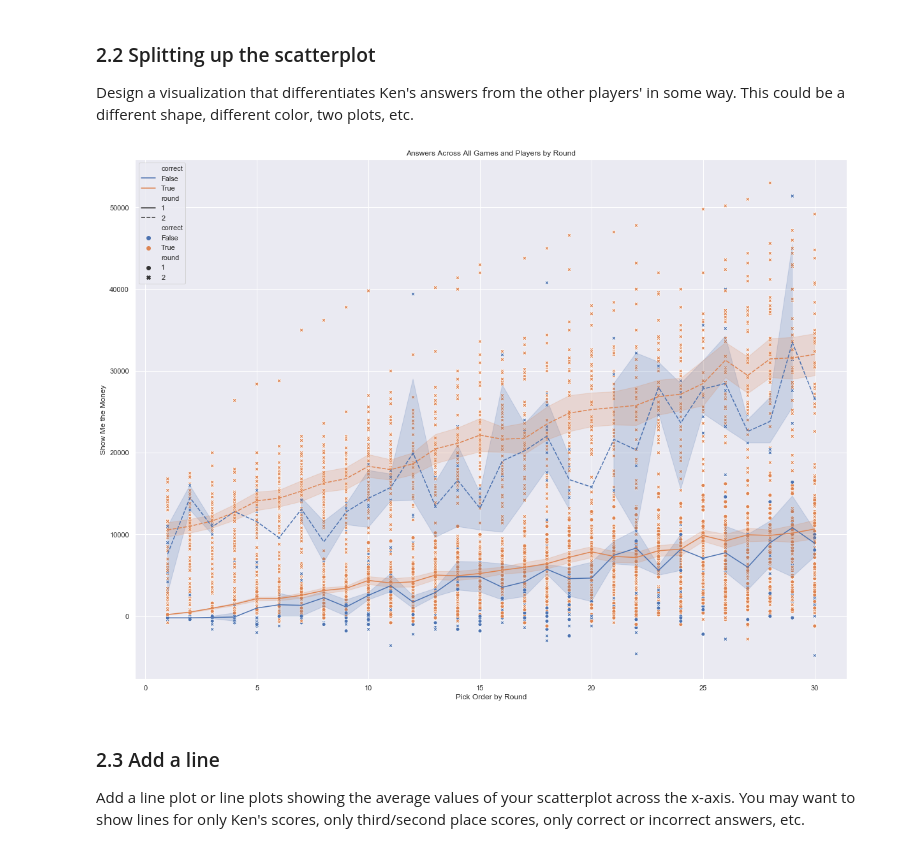
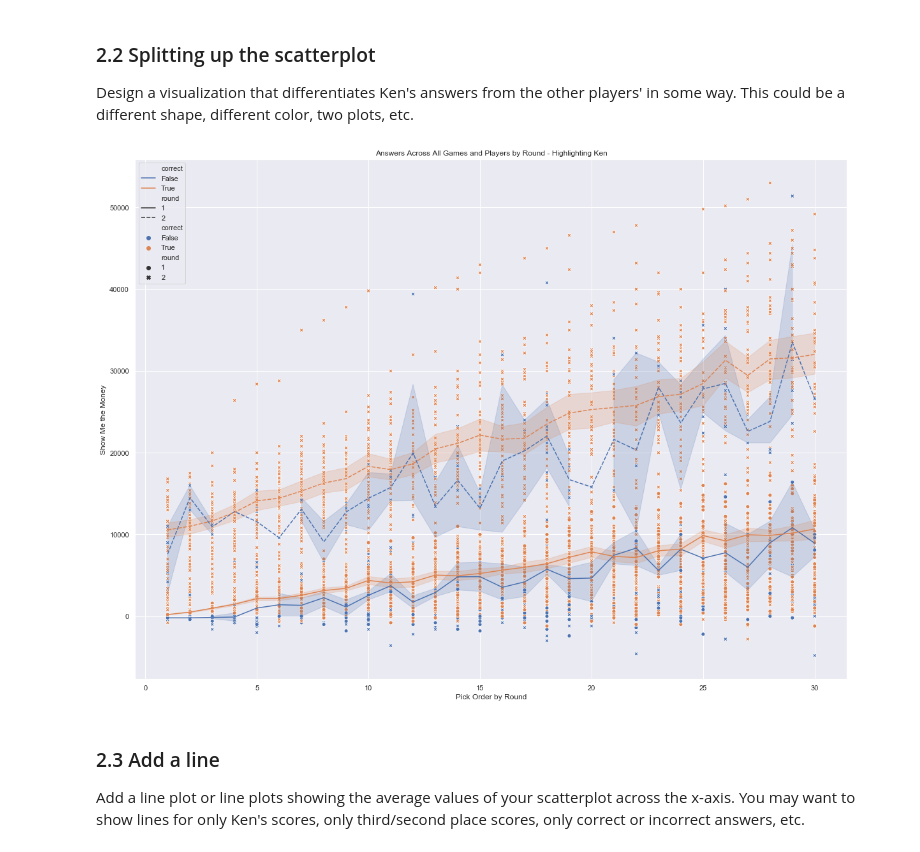
Before and after one commit to dgriffis/python-data-analysis-crash-course, a Jupyter notebook: 09-Visualizations/visualizations.ipynb, the cells around one changed output. Drawn from its saved outputs; the diff is of its cells as text; code cells hidden in the pictures.

```diff
--- a/09-Visualizations/visualizations.ipynb
+++ b/09-Visualizations/visualizations.ipynb
@@ -191,15 +191,15 @@ Design a visualization that differentiates Ken's answers from the other players'
 # %%
 sns.set(rc={'figure.figsize':(20,15)})
 roundnot3df = answers_with_scores.loc[answers_with_scores['round'] != 3].copy()
 sns.scatterplot('pickorder', 'score_cumulative', data=roundnot3df, hue='correct', style="round");
 kendf = roundnot3df.loc[roundnot3df['playerId'] == 1].copy()
 ax = sns.lineplot('pickorder', 'score_cumulative', data=kendf, hue='correct', style="round");
 ax.set_ylabel("Show Me the Money")
 ax.set_xlabel("Pick Order by Round")
-plt.title('Answers Across All Games and Players by Round')
+plt.title('Answers Across All Games and Players by Round - Highlighting Ken')
 plt.show()
 # %% [output]
-[figure, old version]
+[figure, new version]
 # %% [markdown]
 ### 2.3 Add a line
 
```
Also changed, not shown: parts of 1 cell of this notebook, 1 other file.
